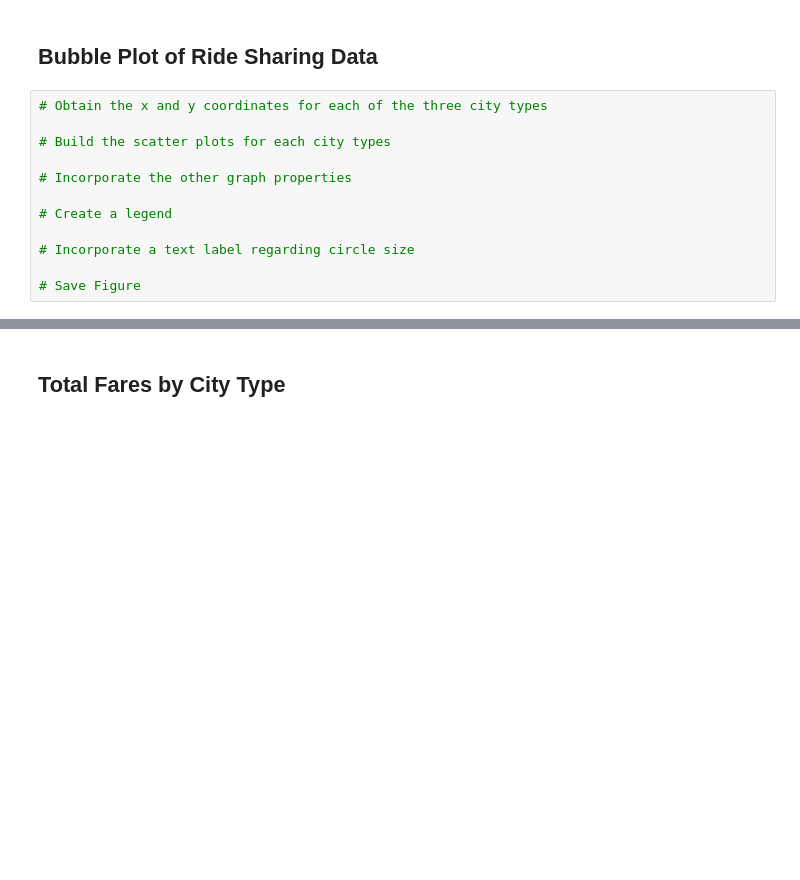
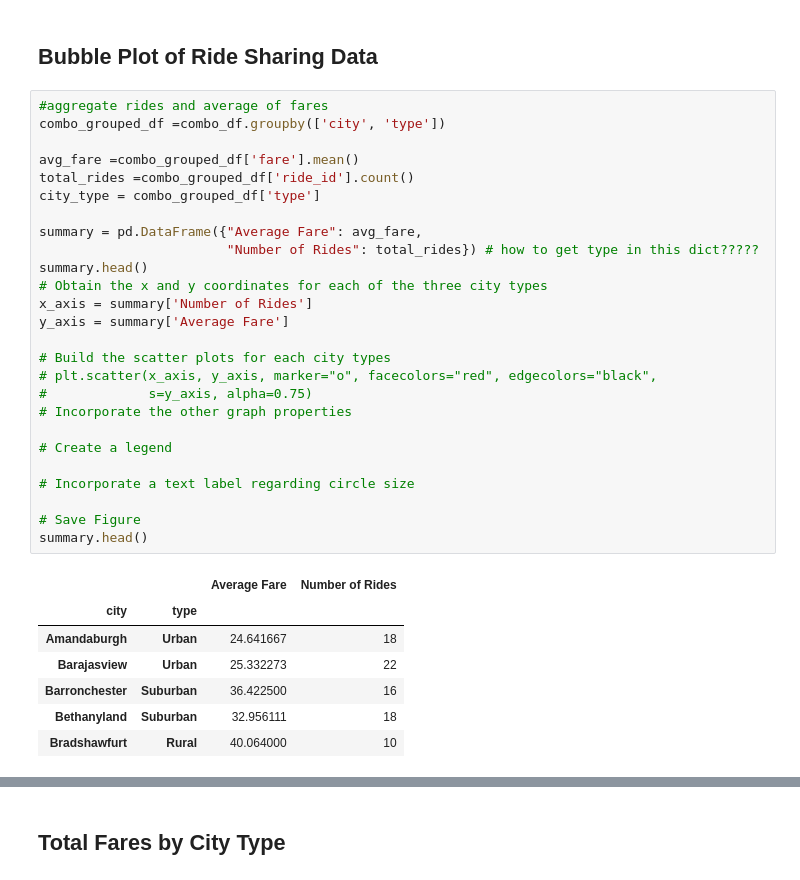
Before and after one commit to warnerm06/Pyber, a Jupyter notebook: pyber_solved_MEW.ipynb, the cells around one changed output, grey strips where cells are left out. Drawn from its saved outputs; the diff is of its cells as text; blank space fills up the shorter version.

```diff
--- a/pyber_solved_MEW.ipynb
+++ b/pyber_solved_MEW.ipynb
@@ -41,17 +41,39 @@ combo_df.head()
 # %% [markdown]
 ## Bubble Plot of Ride Sharing Data
 # %%
+#aggregate rides and average of fares
+combo_grouped_df =combo_df.groupby(['city', 'type'])
+
+avg_fare =combo_grouped_df['fare'].mean()
+total_rides =combo_grouped_df['ride_id'].count()
+city_type = combo_grouped_df['type']
+
+summary = pd.DataFrame({"Average Fare": avg_fare,
+                        "Number of Rides": total_rides}) # how to get type in this dict?????
+summary.head()
 # Obtain the x and y coordinates for each of the three city types
+x_axis = summary['Number of Rides']
+y_axis = summary['Average Fare']
 
 # Build the scatter plots for each city types
-
+# plt.scatter(x_axis, y_axis, marker="o", facecolors="red", edgecolors="black",
+#             s=y_axis, alpha=0.75)
 # Incorporate the other graph properties
 
 # Create a legend
 
 # Incorporate a text label regarding circle size
 
 # Save Figure
+summary.head()
+# %% [output]
+|  |  | Average Fare | Number of Rides |
+| city | type |  |  |
+| Amandaburgh | Urban | 24.641667 | 18 |
+| Barajasview | Urban | 25.332273 | 22 |
+| Barronchester | Suburban | 36.422500 | 16 |
+| Bethanyland | Suburban | 32.956111 | 18 |
+| Bradshawfurt | Rural | 40.064000 | 10 |
 # %%
 # Show plot
 plt.show()
```
Also changed, not shown: parts of 1 cell of this notebook.
